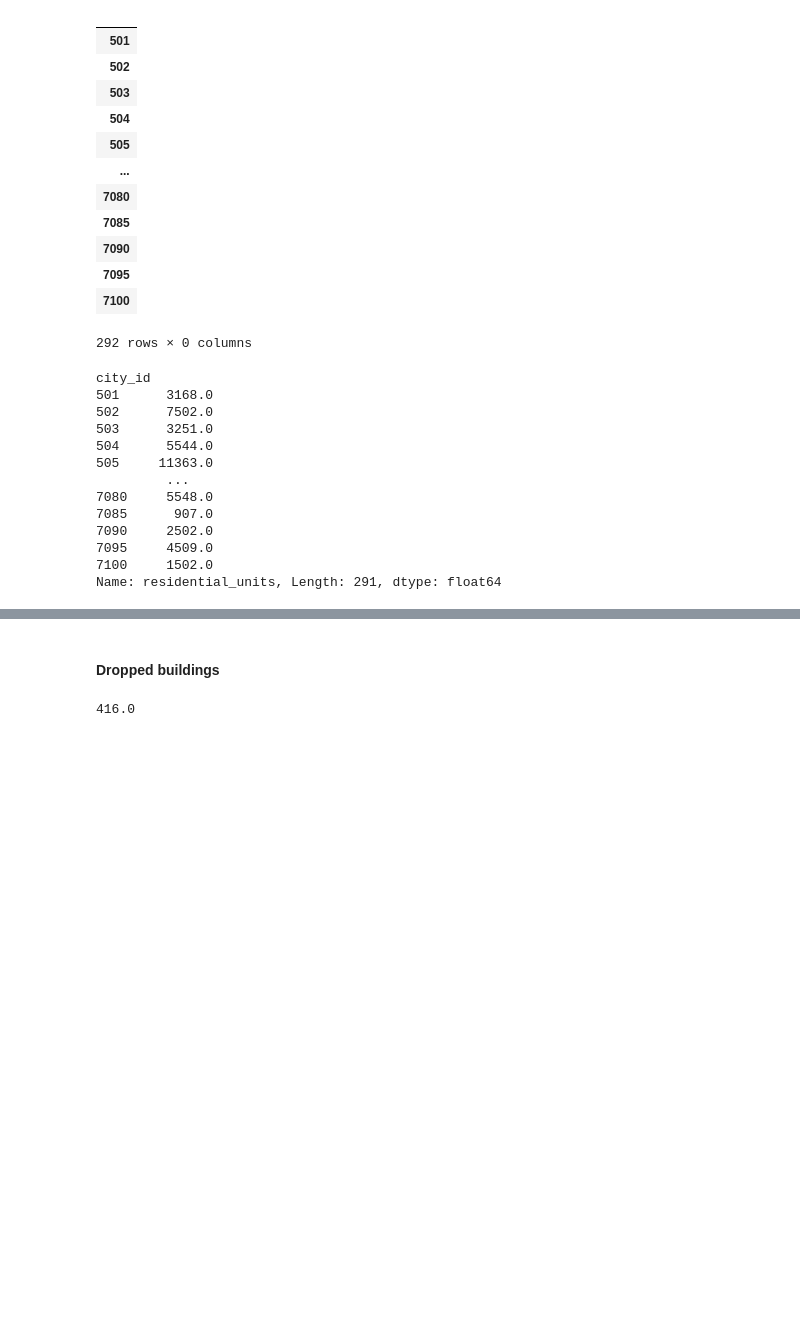
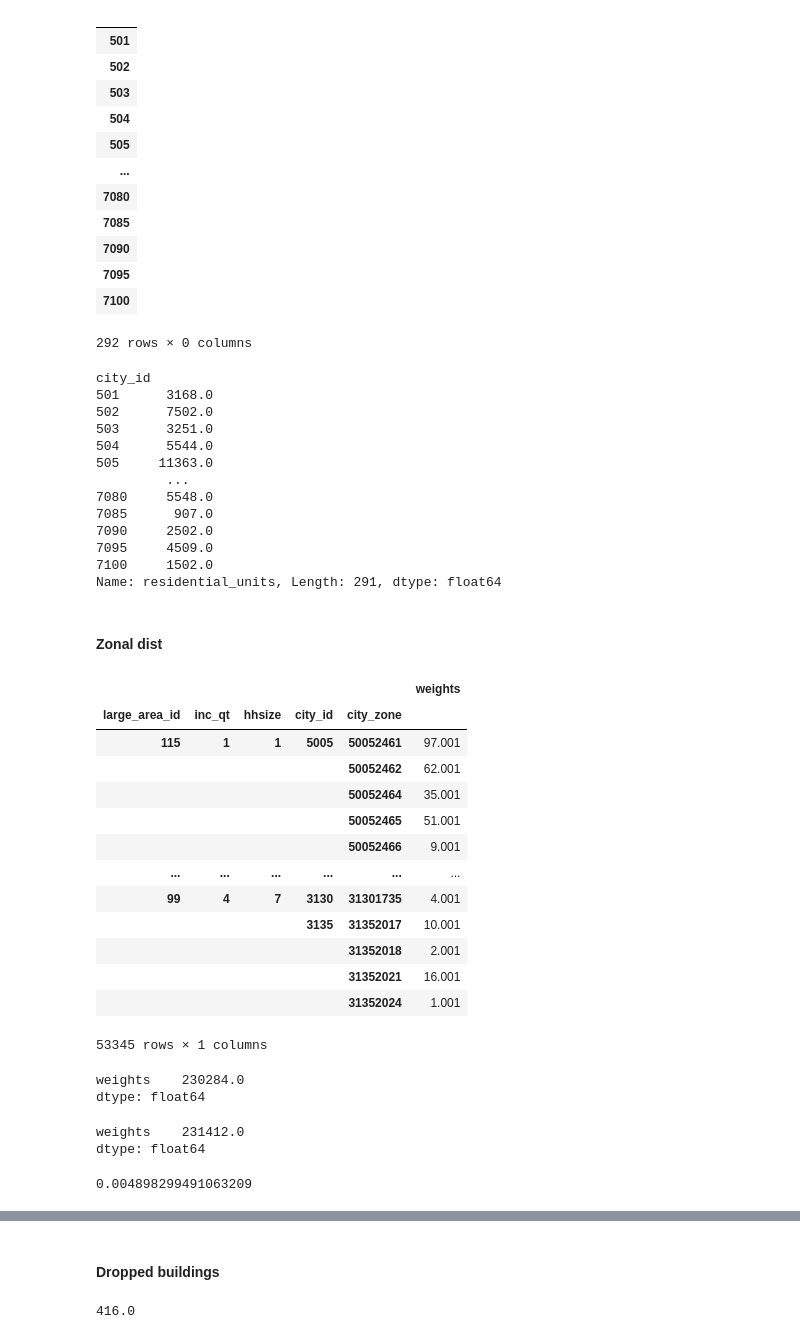
Before and after one commit to SEMCOG/semcog_urbansim, a Jupyter notebook: notebooks/model_analysis/model_output_analysis.ipynb, the cells around one changed output, grey strips where cells are left out. Cells and saved outputs as stored; diff of their text form; code cells hidden in the pictures; blank space fills up the shorter version.

```diff
--- a/notebooks/model_analysis/model_output_analysis.ipynb
+++ b/notebooks/model_analysis/model_output_analysis.ipynb
@@ -100,7 +100,7 @@ def filter_table(table, filter_series, ignore=None):
 
 	return apply_filter_query(table, filters)
 run_folder = "/home/da/semcog_urbansim/runs"
-run_num = "run347"
+run_num = "run1135"
 hdf = pd.HDFStore(os.path.join(run_folder, '%s.h5'%run_num), 'r')
 # %% [markdown]
 ### GQ
@@ -208,3 +234,40 @@ city_id
 7095     4509.0
 7100     1502.0
 Name: residential_units, Length: 291, dtype: float64
+# %% [markdown]
+#### Zonal dist
+# %%
+def make_hh_la(households, buildings):
+    h = pd.merge(households, buildings[['city_id', 'zone_id']],
+                 left_on='building_id', right_index=True, how='left')
+    #h = h.loc[h.large_area_id == large_area_id]
+
+    # if zone_id == -1, replace them with 0
+    h['zone_id'] = h['zone_id'].clip(0)
+
+    h['city_zone'] = h.city_id * 10000 + h.zone_id
+    h['hhsize'] = h.persons
+    h.loc[h.persons > 7, 'hhsize'] = 7
+    h['inc_qt'] = pd.qcut(h.income, 4, labels=[1, 2, 3, 4])
+    return h
+def cal_weights(hbase):
+    hbase['concat'] = hbase.inc_qt.astype(int).map(str) + '-' + hbase.hhsize.map(str)
+    hbase['concat'] = hbase['concat'] + '-' + hbase.large_area_id.astype(int).map(str)
+    hbase['concat'] = hbase['concat'] + '-' + hbase.city_id.astype(int).map(str)
+    hbase['concat'] = hbase['concat'] + '-' + hbase.city_zone.astype(int).map(str)
+
+    hbase_zone = hbase.groupby('concat').size()
+    hbase_zone.name = 'weights'
+    hbase_zone = hbase_zone * 1.00
+    hbase_zone += 0.001
+
+    # restore all columns from concat string
+    hbase_zone = hbase_zone.reset_index()
+    hbase_zone['inc_qt'] = hbase_zone['concat'].str.split('-').str[0].astype(int)
+    hbase_zone['hhsize'] = hbase_zone['concat'].str.split('-').str[1].astype(int)
+    hbase_zone['large_area_id'] = hbase_zone['concat'].str.split('-').str[2].astype(int)
+    hbase_zone['city_id'] = hbase_zone['concat'].str.split('-').str[3].astype(int)
+    hbase_zone['city_zone'] = hbase_zone['concat'].str.split('-').str[4].astype(int)
+    hbase_zone = hbase_zone.drop(columns='concat')
+
+    return hbase_zone.set_index(['large_area_id', 'inc_qt', 'hhsize', 'city_id', 'city_zone'])
@@ -210,0 +280,6 @@ Name: residential_units, Length: 291, dtype: float64
+# %%
+zd_hh = hdf['/2024/households']
+p = hdf['/2024/parcels']
+b = hdf['/2024/buildings'].join(p[['zone_id']], on='parcel_id')
+hbase = make_hh_la(zd_hh, b)
+hbase_zone_22 = cal_weights(hbase)
@@ -210,0 +293,31 @@ Name: residential_units, Length: 291, dtype: float64
+# %%
+hbase_zone_22
+# %% [output]
+|  |  |  |  |  | weights |
+| large_area_id | inc_qt | hhsize | city_id | city_zone |  |
+| 115 | 1 | 1 | 5005 | 50052461 | 97.001 |
+|  |  |  |  | 50052462 | 62.001 |
+|  |  |  |  | 50052464 | 35.001 |
+|  |  |  |  | 50052465 | 51.001 |
+|  |  |  |  | 50052466 | 9.001 |
+| ... | ... | ... | ... | ... | ... |
+| 99 | 4 | 7 | 3130 | 31301735 | 4.001 |
+|  |  |  | 3135 | 31352017 | 10.001 |
+|  |  |  |  | 31352018 | 2.001 |
+|  |  |  |  | 31352021 | 16.001 |
+|  |  |  |  | 31352024 | 1.001 |
+53345 rows × 1 columns
+# %%
+(hbase_zone_22 - hbase_zone_base).abs().sum()
+# %% [output]
+weights    230284.0
+dtype: float64
+# %%
+(hbase_zone_orig - hbase_zone_base).abs().sum()
+# %% [output]
+weights    231412.0
+dtype: float64
+# %%
+(231412.0 - 230284.0)/230284
+# %% [output]
+0.004898299491063209
```
Also changed, not shown: parts of 10 cells of this notebook.
